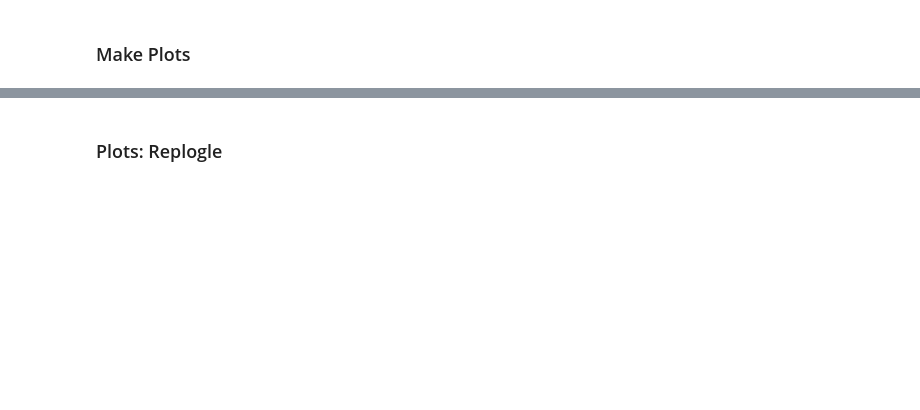
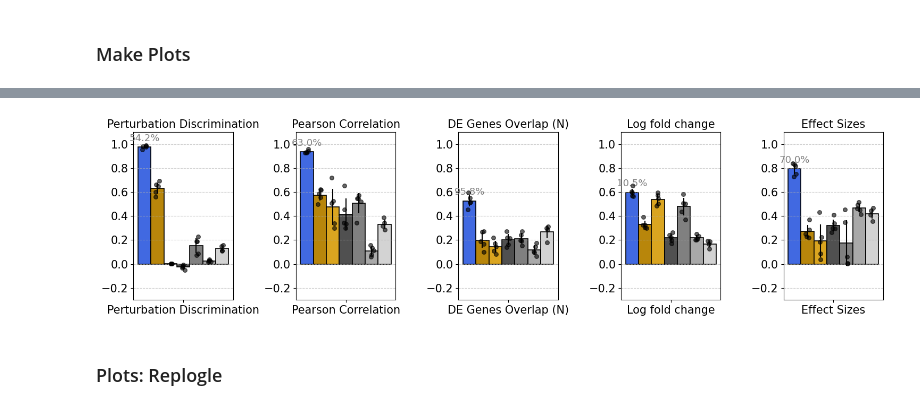
Before and after one commit to sudarshanb94/scvi-zero-gene-fix, a Jupyter notebook: figures/fig2_plots.ipynb, the cells around one changed output, grey strips where cells are left out. Saved outputs shown, nothing was run; the diff lists cells and outputs as text; code cells hidden in the pictures; blank space fills up the shorter version.

```diff
--- a/figures/fig2_plots.ipynb
+++ b/figures/fig2_plots.ipynb
@@ -135,0 +65,13 @@ values_dict[metric_title] = np.expand_dims(values_dict[metric_title], 1).T
+# %%
+def filter_keep_single_celltype(file_list):
+    return [
+        f for f in file_list
+        if (
+            Path(f).name == 'C3A_results.csv' or
+            not ((parts := Path(f).stem.replace('_results', '').split('_')) and len(parts) == 2 and parts[0] == parts[1])
+        )
+    ]
+# %%
+for k, files_ in files.items():
+    files[k] = filter_keep_single_celltype(files[k])
+    files[k] = [f for f in files[k] if 'agg' not in f]
@@ -136,9 +158,2 @@ values_dict[metric_title] = np.expand_dims(values_dict[metric_title], 1).T
 # %% [markdown]
 ### Make Plots
-# %%
-for metric_title in values_dict.keys():
-    plot_bar(values_dict[metric_title],
-             groups_dict[metric_title],
-             title=titles_dict[metric_title],
-             n_groups=7, save_path=outpaths_dict[metric_title],
-             figsize=(3,4), fontsize=15)
@@ -151,2 +160,34 @@ for metric_title in values_dict.keys():
+# %%
+import matplotlib.pyplot as plt
+
+metric_titles = list(values_dict.keys())
+n = len(metric_titles)
+fig, axes = plt.subplots(1, n, figsize=(3 * n, 4), squeeze=False)
+
+for i, metric_title in enumerate(metric_titles):
+    ax = axes[0, i]
+    plot_bar_scatter_hor(
+        values=values_dict[metric_title],
+        groups=groups_dict[metric_title],
+        raw_data=cell_vals_dict[metric_title],
+        title=titles_dict[metric_title],
+        errors=err_dict[metric_title],
+        models=keys,
+        ax=ax,
+        legend=None,
+        fontsize=15
+    )
+
+    # if this is the spearman‐metric plot, set the lower y‐limit to -0.3
+    ##if metric_title == 'log fold change' or metric_title == 'Effect Sizes':
+        # keep the auto‐computed upper bound (e.g. ~1.1) but drop the bottom
+    upper = ax.get_ylim()[1]
+    ax.set_ylim(-0.3, upper)
+
+plt.tight_layout()
+fig.savefig('all_metrics_tahoe.svg', dpi=300)
+plt.show()
+# %% [output]
+[figure, added]
 # %% [markdown]
 ### Plots: Replogle
```
Also changed, not shown: parts of 54 cells of this notebook, 2 other files.
